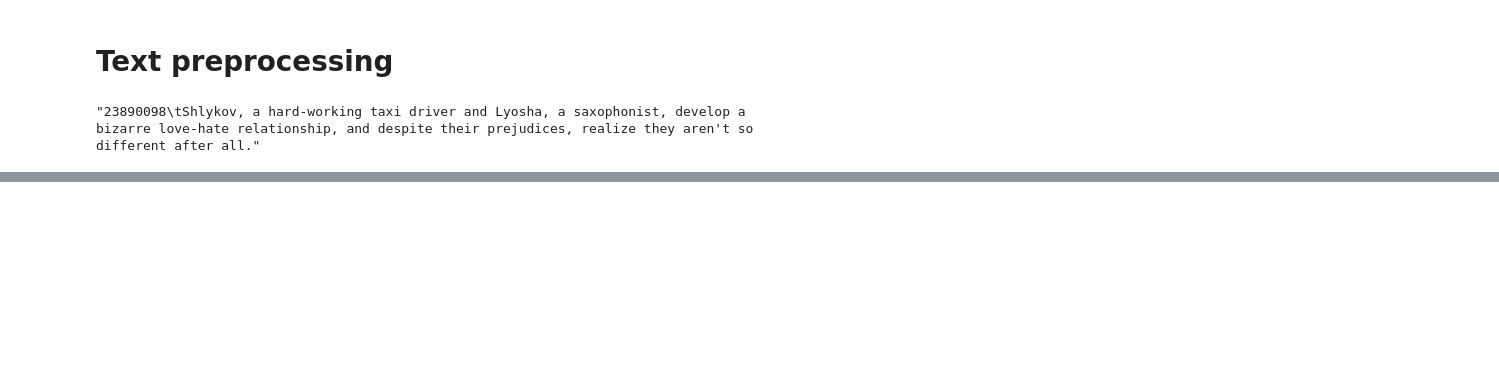
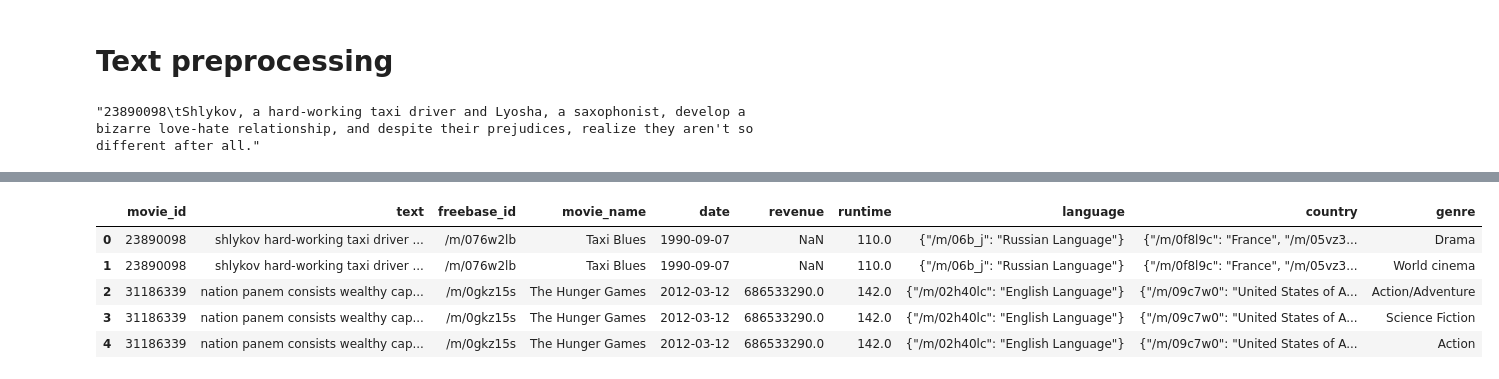
Before and after one commit to epfl-ada/ada-2023-project-badafixm01, a Jupyter notebook: p2.ipynb, the cells around one changed output, grey strips where cells are left out. Drawn from its saved outputs; the diff is of its cells as text; code cells hidden in the pictures; blank space fills up the shorter version.

```diff
--- a/p2.ipynb
+++ b/p2.ipynb
@@ -47,0 +91,14 @@ print(summaries['23890098']) # preprocessed
+# %%
+summaries = pd.read_csv("./generated/summaries.csv")
+df = summaries.merge(movies, on="movie_id", how="inner")
+# convert "genre" column to dictionary and expand it into new rows
+df.genre = df.genre.apply(lambda x: list(eval(x).values()))
+df = df.explode('genre').reset_index(drop=True)
+df.head()
+# %% [output]
+|  | movie_id | text | freebase_id | movie_name | date | revenue | runtime | language | country | genre |
+| 0 | 23890098 | shlykov hard-working taxi driver ... | /m/076w2lb | Taxi Blues | 1990-09-07 | NaN | 110.0 | {"/m/06b_j": "Russian Language"} | {"/m/0f8l9c": "France", "/m/05vz3... | Drama |
+| 1 | 23890098 | shlykov hard-working taxi driver ... | /m/076w2lb | Taxi Blues | 1990-09-07 | NaN | 110.0 | {"/m/06b_j": "Russian Language"} | {"/m/0f8l9c": "France", "/m/05vz3... | World cinema |
+| 2 | 31186339 | nation panem consists wealthy cap... | /m/0gkz15s | The Hunger Games | 2012-03-12 | 686533290.0 | 142.0 | {"/m/02h40lc": "English Language"} | {"/m/09c7w0": "United States of A... | Action/Adventure |
+| 3 | 31186339 | nation panem consists wealthy cap... | /m/0gkz15s | The Hunger Games | 2012-03-12 | 686533290.0 | 142.0 | {"/m/02h40lc": "English Language"} | {"/m/09c7w0": "United States of A... | Science Fiction |
+| 4 | 31186339 | nation panem consists wealthy cap... | /m/0gkz15s | The Hunger Games | 2012-03-12 | 686533290.0 | 142.0 | {"/m/02h40lc": "English Language"} | {"/m/09c7w0": "United States of A... | Action |
```
Also changed, not shown: parts of 14 cells of this notebook.
